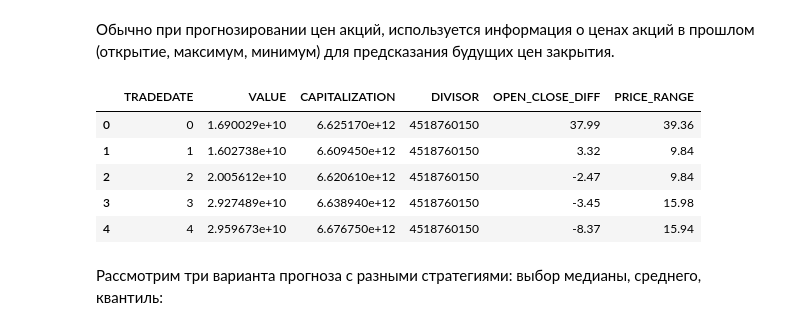
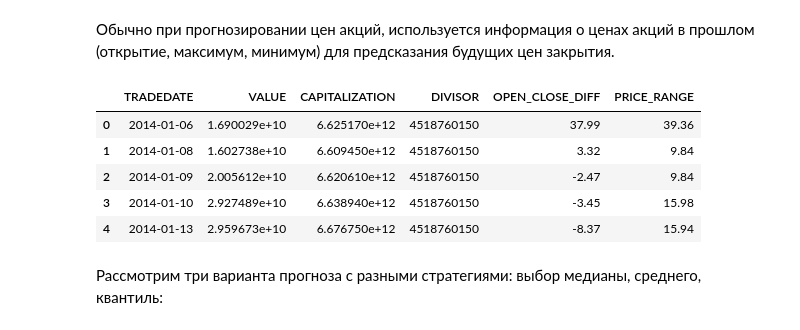
Before and after one commit to mariaa-ea/Machine-learning-for-scientific-data-analysis, a Jupyter notebook: PR_1.ipynb, the cells around one changed output. Saved outputs shown, nothing was run; the diff lists cells and outputs as text; code cells hidden in the pictures.

```diff
--- a/PR_1.ipynb
+++ b/PR_1.ipynb
@@ -497,26 +497,22 @@ Index(['TRADEDATE', 'CLOSE', 'VALUE', 'CAPITALIZATION', 'DIVISOR',
 # %% [markdown]
 Обычно при прогнозировании цен акций, используется информация о ценах акций в прошлом (открытие, максимум, минимум) для предсказания будущих цен закрытия.
 # %%
-label_encoder = LabelEncoder()
-
-data_new['TRADEDATE'] = label_encoder.fit_transform(data_new['TRADEDATE'])
-
 train_size = int(len(data_new) * 0.8)
 train_data = data_new[:train_size]
 test_data = data_new[train_size:]
 
 X_train =  train_data.drop('CLOSE', axis=1)
 X_test = test_data.drop('CLOSE', axis=1)
 y_train = train_data['CLOSE']
 y_test = test_data['CLOSE']
 X_train.head()
 # %% [output]
 |  | TRADEDATE | VALUE | CAPITALIZATION | DIVISOR | OPEN_CLOSE_DIFF | PRICE_RANGE |
-| 0 | 0 | 1.690029e+10 | 6.625170e+12 | 4518760150 | 37.99 | 39.36 |
-| 1 | 1 | 1.602738e+10 | 6.609450e+12 | 4518760150 | 3.32 | 9.84 |
-| 2 | 2 | 2.005612e+10 | 6.620610e+12 | 4518760150 | -2.47 | 9.84 |
-| 3 | 3 | 2.927489e+10 | 6.638940e+12 | 4518760150 | -3.45 | 15.98 |
-| 4 | 4 | 2.959673e+10 | 6.676750e+12 | 4518760150 | -8.37 | 15.94 |
+| 0 | 2014-01-06 | 1.690029e+10 | 6.625170e+12 | 4518760150 | 37.99 | 39.36 |
+| 1 | 2014-01-08 | 1.602738e+10 | 6.609450e+12 | 4518760150 | 3.32 | 9.84 |
+| 2 | 2014-01-09 | 2.005612e+10 | 6.620610e+12 | 4518760150 | -2.47 | 9.84 |
+| 3 | 2014-01-10 | 2.927489e+10 | 6.638940e+12 | 4518760150 | -3.45 | 15.98 |
+| 4 | 2014-01-13 | 2.959673e+10 | 6.676750e+12 | 4518760150 | -8.37 | 15.94 |
 # %% [markdown]
 Рассмотрим три варианта прогноза с разными стратегиями: выбор медианы, среднего, квантиль:
 # %%
```
Also changed, not shown: parts of 1 cell of this notebook.
